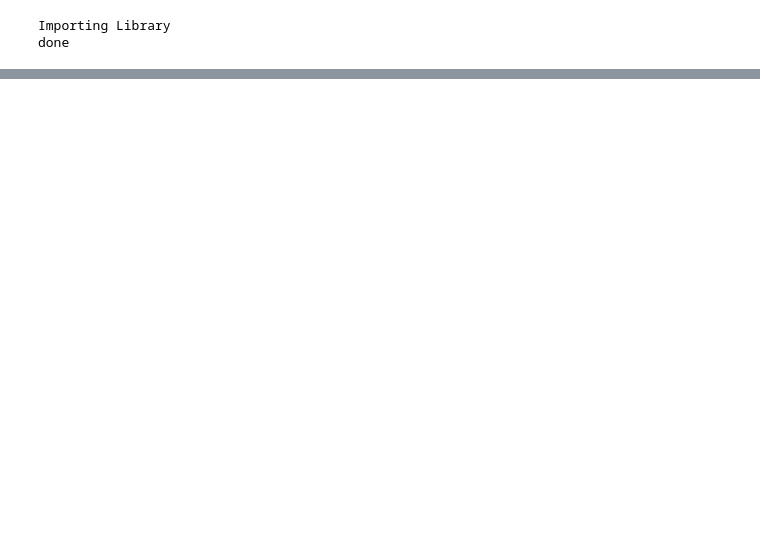
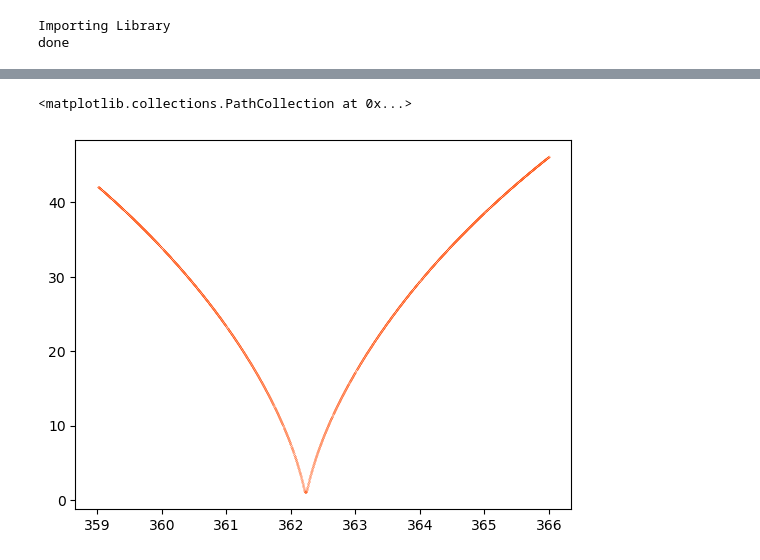
Before and after one commit to ShinnosukeSatoh/NewCurrentSheetModel, a Jupyter notebook: MAG_data_stetch.ipynb, the cells around one changed output, grey strips where cells are left out. Saved outputs shown, nothing was run; the diff lists cells and outputs as text; code cells hidden in the pictures; blank space fills up the shorter version.

```diff
--- a/MAG_data_stetch.ipynb
+++ b/MAG_data_stetch.ipynb
@@ -245,13 +254,13 @@ def downsample_skip_gaps(t_orig, y_orig, dt=120, max_gap=150):
 
 
 # 使用例 (120秒刻み、180秒以上の欠損はすっ飛ばす)
-time_sec_re, rx_re = downsample_skip_gaps(time_sec, rx, dt=120, max_gap=160)
-time_sec_re, ry_re = downsample_skip_gaps(time_sec, ry, dt=120, max_gap=160)
-time_sec_re, rz_re = downsample_skip_gaps(time_sec, rz, dt=120, max_gap=160)
-time_sec_re, Bx_re = downsample_skip_gaps(time_sec, Bx, dt=120, max_gap=160)
-time_sec_re, By_re = downsample_skip_gaps(time_sec, By, dt=120, max_gap=160)
-time_sec_re, Bz_re = downsample_skip_gaps(time_sec, Bz, dt=120, max_gap=160)
-time_sec_re, MLT_re = downsample_skip_gaps(time_sec, MLT, dt=120, max_gap=160)
+time_sec_re, rx_re = downsample_skip_gaps(time_sec, rx, dt=120, max_gap=200)
+time_sec_re, ry_re = downsample_skip_gaps(time_sec, ry, dt=120, max_gap=200)
+time_sec_re, rz_re = downsample_skip_gaps(time_sec, rz, dt=120, max_gap=200)
+time_sec_re, Bx_re = downsample_skip_gaps(time_sec, Bx, dt=120, max_gap=200)
+time_sec_re, By_re = downsample_skip_gaps(time_sec, By, dt=120, max_gap=200)
+time_sec_re, Bz_re = downsample_skip_gaps(time_sec, Bz, dt=120, max_gap=200)
+time_sec_re, MLT_re = downsample_skip_gaps(time_sec, MLT, dt=120, max_gap=200)
 # %%
 savedir = 'data/FGM/PJ'+str(int(PJ_num)).zfill(2)+'/'
 np.savetxt(
@@ -270,3 +279,9 @@ np.savetxt(
     savedir+'fgm_PJ'+str(int(PJ_num)).zfill(2)+'_pc_2min_time.txt', time_sec_re)
 np.savetxt(
     savedir+'fgm_PJ'+str(int(PJ_num)).zfill(2)+'_pc_2min_JunoMLT.txt', MLT_re)
+# %%
+plt.scatter(time_sec_re/(60*60*24),
+            np.sqrt(rx_re**2+ry_re**2+rz_re**2)/71492, s=0.005)
+# %% [output]
+<matplotlib.collections.PathCollection at 0x...>
+[figure, added]
```
Also changed, not shown: parts of 8 cells of this notebook, 5 other files.
